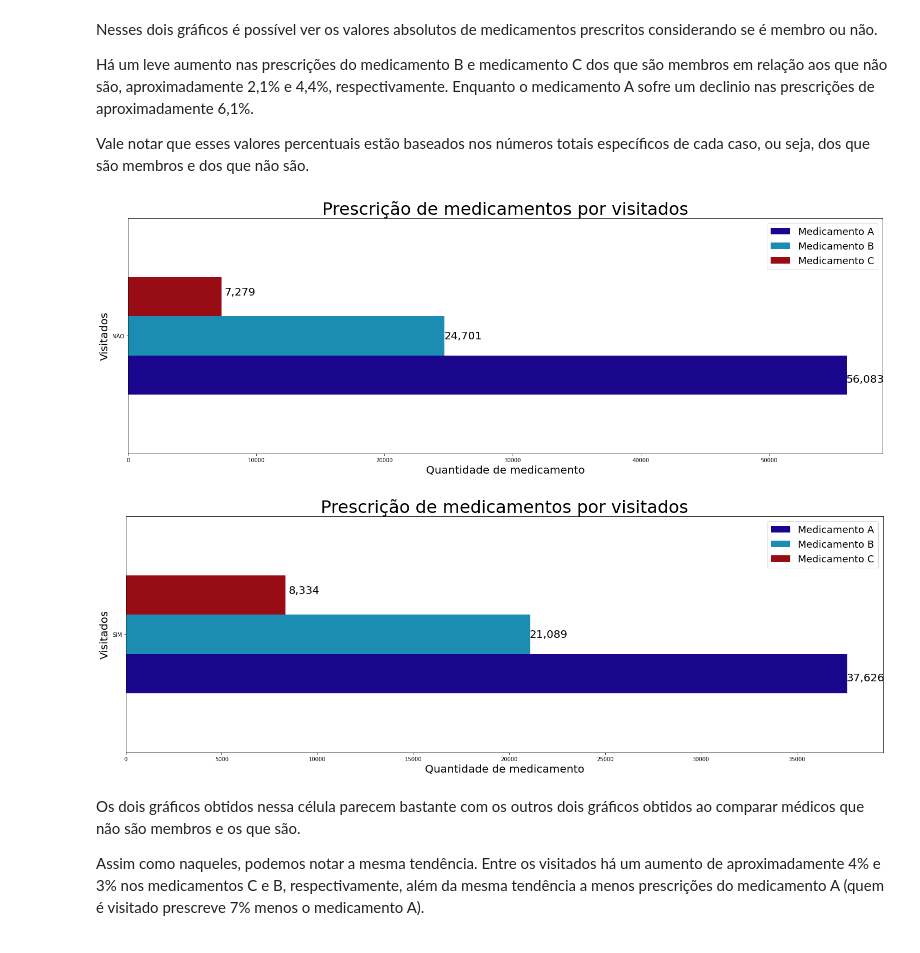
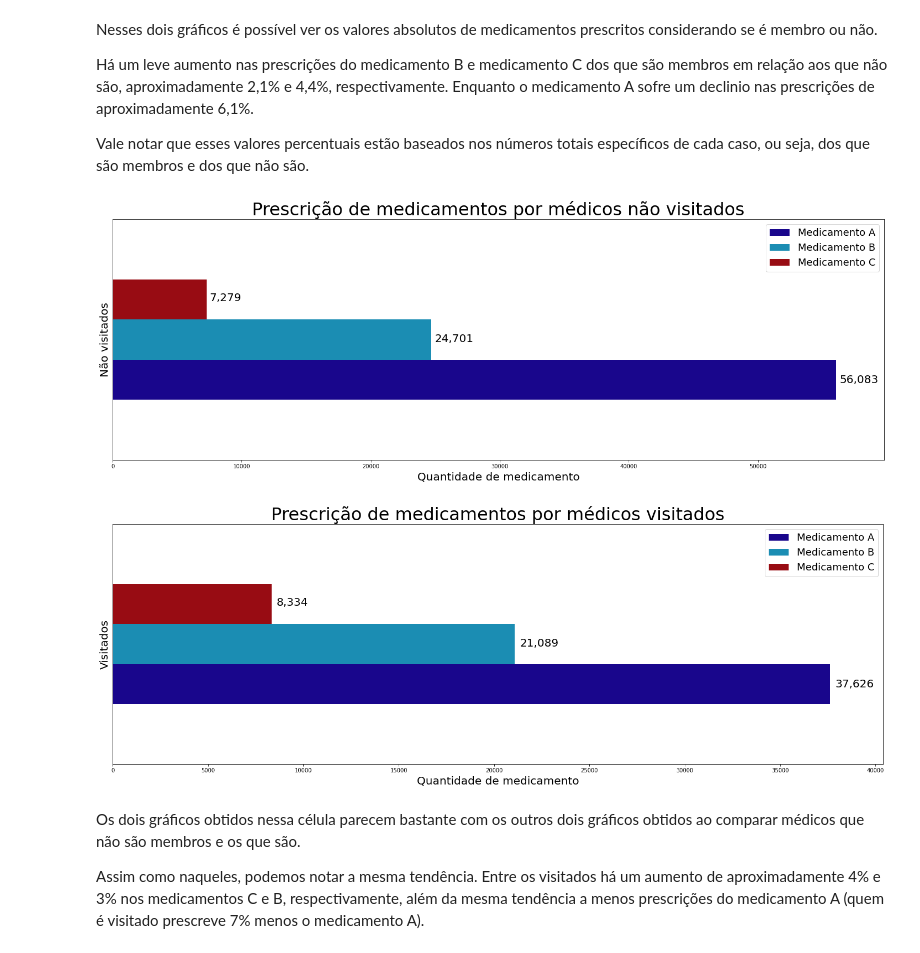
Before and after one commit to Juniorffonseca/processo_seletivo, a Jupyter notebook: teste_processo_seletivo.ipynb, the cells around one changed output. Drawn from its saved outputs; the diff is of its cells as text; code cells hidden in the pictures.

```diff
--- a/teste_processo_seletivo.ipynb
+++ b/teste_processo_seletivo.ipynb
@@ -243,19 +243,21 @@ prescricoes_6['membro'] = list(map(str, prescricoes_6['membro']))
 prescricoes_6 = prescricoes_6.pivot(index='membro', columns='Medicamento_prescrito')
 
 # Criando o gráfico dos que não são membros.
-prescricoes_6.plot(kind = 'barh', stacked = 0, figsize = (25, 8), alpha = 1, color = lista)
+prescricoes_6.plot(kind = 'barh', stacked = 0, figsize = (25, 8), alpha = 1, color = lista, xlim = (0, 100500))
 
 # 'Configurações' do plot1 (frequência dos ticks no eixo x, título, conteúdo das labels, tamanhos das fontes, legenda etc).
 plt.title('Prescrição de medicamentos por membro', size = 32)
 plt.xlabel('Quantidade de cada Medicamento', size = 20)
-plt.ylabel('Membro', size = 20)
+plt.ylabel('Não membro', size = 20)
+plt.yticks([],[])
 plt.legend(['Medicamento A', 'Medicamento B', 'Medicamento C'], loc = 'best', prop={'size': 18})
 
 # Adicionando textos em cada barra do gráfico por meio de dois laços for que irão iterar em cada barra e em cada valor das colunas para saber os valores das contagens.
 for j in range(3):
-  for i in range(prescricoes_6.shape[0]):
-    label = format(int(prescricoes_6.iloc[i, j]), ',')
-    plt.annotate(label, xy=(prescricoes_6.iloc[i, j], i + 0.185 * j), xytext=(34,-90), textcoords='offset points', ha='center', va='bottom', fontsize = 20)
+  label = format(int(prescricoes_6.iloc[0, j]), ',')
+  plt.annotate(label, xy=(prescricoes_6.iloc[0, j] + 450, -0.18 + 0.17 * j), fontsize = 20)
+
+plt.show()
 
 # Fazendo a contagem de Medicamentos prescritos por membros e passando para dataframe, após isso reseta os indexs.
 prescricoes_6_membro = prescricoes_6_membro[['Medicamento_prescrito', 'membro']].value_counts().to_frame()
@@ -267,19 +269,19 @@ prescricoes_6_membro['membro'] = list(map(str, prescricoes_6_membro['membro']))
 # Transformando a coluna de membros em Indexs e deixando apenas os Medicamentos como colunas.
 prescricoes_6_membro = prescricoes_6_membro.pivot(index='membro', columns='Medicamento_prescrito')
 
-prescricoes_6_membro.plot(kind = 'barh', stacked = 0, figsize = (25, 8), alpha = 1, color = lista)
+prescricoes_6_membro.plot(kind = 'barh', stacked = 0, figsize = (25.25, 8), alpha = 1, color = lista)
 
 # 'Configurações' do plot2 (frequência dos ticks no eixo x, título, conteúdo das labels, tamanhos das fontes, legenda etc).
 plt.title('Prescrição de medicamentos por membro', size = 32)
 plt.xlabel('Quantidade de cada Medicamento', size = 20)
 plt.ylabel('Membro', size = 20)
+plt.yticks([],[])
 plt.legend(['Medicamento A', 'Medicamento B', 'Medicamento C'], loc = 'best', prop={'size': 18})
 
 # Adicionando textos em cada barra do gráfico por meio de dois laços for que irão iterar em cada barra e em cada valor das colunas para saber os valores das contagens.
 for j in range(3):
-  for i in range(prescricoes_6_membro.shape[0]):
-    label = format(int(prescricoes_6_membro.iloc[i, j]), ',')
-    plt.annotate(label, xy=(prescricoes_6_membro.iloc[i, j], i + 0.185 * j), xytext=(34,-90), textcoords='offset points', ha='center', va='bottom', fontsize = 20)
+  label = format(int(prescricoes_6_membro.iloc[0, j]), ',')
+  plt.annotate(label, xy=(prescricoes_6_membro.iloc[0, j] + 5, -0.18 + 0.17 * j), fontsize = 20)
 
 # Plotando o gráfico.
 plt.show()
@@ -319,49 +318,49 @@ prescricoes_7['VISITADO'] = list(map(str, prescricoes_7['VISITADO']))
 prescricoes_7 = prescricoes_7.pivot(index='VISITADO', columns='Medicamento_prescrito')
 
 # Criando o plot.
-prescricoes_7.plot(kind = 'barh', stacked = 0, figsize = (25, 8), alpha = 1, color = lista)
+prescricoes_7.plot(kind = 'barh', stacked = 0, figsize = (25, 8), alpha = 1, color = lista, xlim = (0, 59800))
 
 # 'Configurações' do plot1 (frequência dos ticks no eixo x, título, conteúdo das labels, tamanhos das fontes, legenda etc).
-plt.title('Prescrição de medicamentos por visitados', size = 32)
+plt.title('Prescrição de medicamentos por médicos não visitados', size = 32)
 plt.xlabel('Quantidade de medicamento', size = 20)
-plt.ylabel('Visitados', size = 20)
+plt.ylabel('Não visitados', size = 20)
+plt.yticks([],[])
 plt.legend(['Medicamento A', 'Medicamento B', 'Medicamento C'], loc = 'best', prop={'size': 18})
 
 # Adicionando textos em cada barra do gráfico por meio de dois laços for que irão iterar em cada barra e em cada valor das colunas para saber os valores das contagens.
 for j in range(3):
-  for i in range(prescricoes_7.shape[0]):
-    label = format(int(prescricoes_7.iloc[i, j]), ',')
-    plt.annotate(label, xy=(prescricoes_7.iloc[i, j], i + 0.185 * j), xytext=(34,-90), textcoords='offset points', ha='center', va='bottom', fontsize = 20)
+  label = format(int(prescricoes_7.iloc[0, j]), ',')
+  plt.annotate(label, xy=(prescricoes_7.iloc[0, j] + 250, -0.18 + 0.17 * j), fontsize = 20)
 
 # Fazendo a contagem de Medicamentos prescritos por visitados, passando para dataframe e resetando os indexs.
 prescricoes_7_visitado = prescricoes_7_visitado[['Medicamento_prescrito', 'VISITADO']].value_counts().to_frame()
 prescricoes_7_visitado = prescricoes_7_visitado.reset_index()
 
 # Usando map nas membros como strings e retornando como lista para a coluna 'Especialidade' do df 'prescricoes_4'.
 prescricoes_7_visitado['VISITADO'] = list(map(str, prescricoes_7_visitado['VISITADO']))
 
 # Transformando a coluna de visitado em Indexs e deixando apenas os Medicamentos como colunas.
 prescricoes_7_visitado = prescricoes_7_visitado.pivot(index='VISITADO', columns='Medicamento_prescrito')
 
-prescricoes_7_visitado.plot(kind = 'barh', stacked = 0, figsize = (25, 8), alpha = 1, color = lista)
+prescricoes_7_visitado.plot(kind = 'barh', stacked = 0, figsize = (25, 8), alpha = 1, color = lista, xlim = (0, 40400))
 
 # 'Configurações' do plot2 (frequência dos ticks no eixo x, título, conteúdo das labels, tamanhos das fontes, legenda etc).
-plt.title('Prescrição de medicamentos por visitados', size = 32)
+plt.title('Prescrição de medicamentos por médicos visitados', size = 32)
 plt.xlabel('Quantidade de medicamento', size = 20)
 plt.ylabel('Visitados', size = 20)
+plt.yticks([],[])
 plt.legend(['Medicamento A', 'Medicamento B', 'Medicamento C'], loc = 'best', prop={'size': 18})
 
 # Adicionando textos em cada barra do gráfico por meio de dois laços for que irão iterar em cada barra e em cada valor das colunas para saber os valores das contagens.
 for j in range(3):
-  for i in range(prescricoes_7_visitado.shape[0]):
-    label = format(int(prescricoes_7_visitado.iloc[i, j]), ',')
-    plt.annotate(label, xy=(prescricoes_7_visitado.iloc[i, j], i + 0.185 * j), xytext=(34,-90), textcoords='offset points', ha='center', va='bottom', fontsize = 20)
+  label = format(int(prescricoes_7_visitado.iloc[0, j]), ',')
+  plt.annotate(label, xy=(prescricoes_7_visitado.iloc[0, j] + 250, -0.18 + 0.17 * j), fontsize = 20)
 
 # Plotando os gráficos.
 plt.show()
 # %% [output]
-[figure, old version]
+[figure, new version]
-[figure, old version]
+[figure, new version]
 # %% [markdown]
 Os dois gráficos obtidos nessa célula parecem bastante com os outros dois gráficos obtidos ao comparar médicos que não são membros e os que são.
 
```
Also changed, not shown: parts of 4 cells of this notebook.
